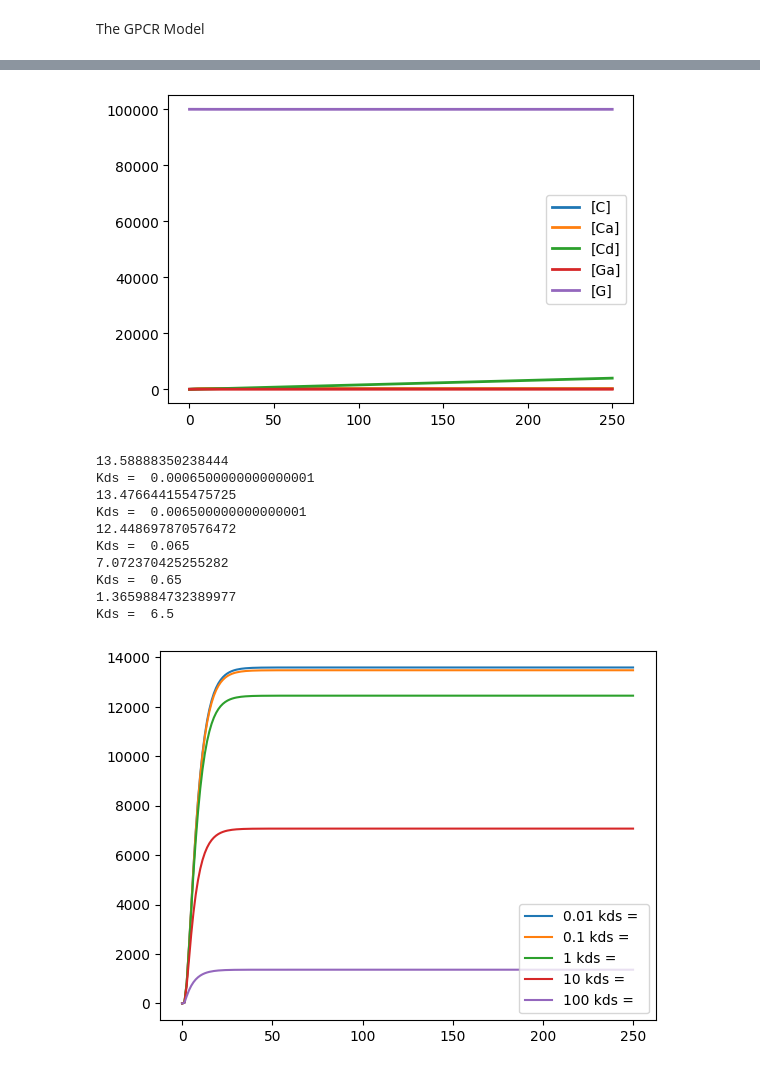
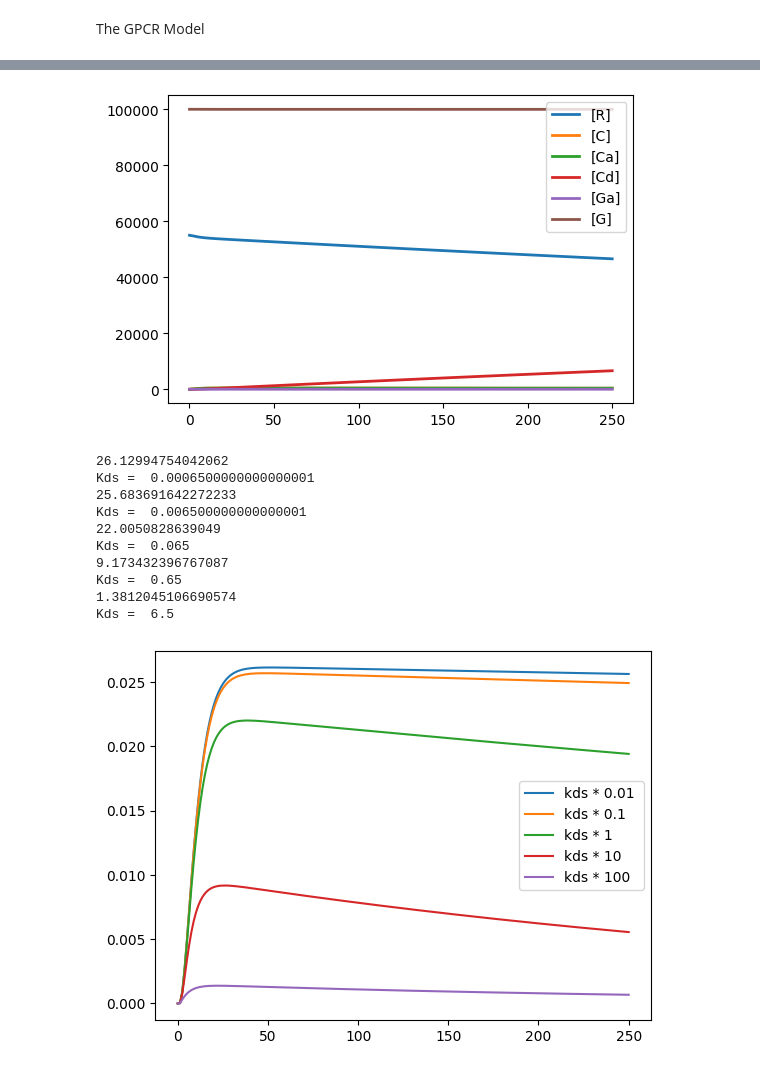
Before and after one commit to Ara101/Recapitulating-Shankaran2007-GPCR-model, a Jupyter notebook: GPCR_model/Shankaran_model.ipynb, the cells around one changed output, grey strips where cells are left out. Drawn from its saved outputs; the diff is of its cells as text; code cells hidden in the pictures.

```diff
--- a/GPCR_model/Shankaran_model.ipynb
+++ b/GPCR_model/Shankaran_model.ipynb
@@ -12,12 +12,11 @@ The intial EGFR Model
 # seperate ligand and receptor entire EGFR model
 shankaran_model_EGFR = te.loada("""
 
-Ligand + Receptor -> Complex; Ligand*Receptor*kon
+Complex -> Receptor; koff*Complex
 
-Complex -> ; Receptor*koff
--> Receptor ; kt*Rt
+Complex -> Ligand; koff*Complex*(1/(Nav*V))
 
-Complex -> Ligand; Complex*koff
+$Ligand + Receptor -> Complex; Ligand*Receptor*kon
 
 Receptor = Rt
 Complex = 0
@@ -27,13 +26,14 @@ koff = 0.24
 Kd = koff/kon
 kt = 0.02
 ke = 0.15
-Rt = 2*10^5
+Rt = 2e5
+Vr = kt*Rt
 
-Vr = kt*Rt
 Nav = 6.022*10^23
-V = 4*10^-10
+V = 4e-10
+sys_corr = (1/(Nav*V))
 
-at (time > 1): Ligand = 0.01*Kd
+at (time > 1): $Ligand = 0.01*Kd
 """)
 shankaran_model_EGFR.reset()
 m = shankaran_model_EGFR.simulate(0, 120, 100)
@@ -41,15 +41,13 @@ shankaran_model_EGFR.plot()
 
 # change a species value to recreate the graph
 shankaran_model_EGFR.resetAll()
-count = 0
+
 for i in [1,2,5,7.6,10,20]:
     shankaran_model_EGFR.resetToOrigin()
     shankaran_model_EGFR.ke = 0.15*i
     result = shankaran_model_EGFR.simulate(0, 120, 100,['time','Complex'])
-    plt.plot(result[:,0],result[:,1], label = '%s ke = '%i)
-    count += 1
+    plt.plot(result[:,0],result[:,1]/100, label = '%s ke = '%i)
 
 plt.legend()
 plt.show()
-print(count)
 # %% [output]
@@ -61,9 +68,9 @@ The GPCR Model
 # %%
 # seperate ligand and receptor GPCR
 shankaran_model_GPCR = te.loada("""
-$L + $R -> C; L*R*kon
+$L + R -> C; L*R*kon
 C -> R; C*koff
-C -> L; koff*C
+C -> L; C*koff*(1/(Nav*V))
 
 C -> Ca; C*kfr
 Ca -> C; Ca*krr
@@ -78,51 +85,52 @@ R = RT
 G = GT
 C = 0
 Ca = 0
-Cd =0
+Cd = 0
 Ga = 0
 
-kon = 8.4*10^7
+kon = 8.4e7
 koff = 0.37
 Kd = koff/kon
 kfr = 10
 krr = 10
 kds = 0.065
 ka = 10^-7
 ki = 2*10^-1
 
 Nav = 6.022*10^23
-V = 4*10^-10
-RT = (5.5*10^4)
-GT = (1*10^5)
+V = 4e-10
+RT = (5.5e4)
+GT = (1e5)
 
 at (time > 1): $L = 0.01*Kd
 """)
 shankaran_model_GPCR.resetToOrigin()
 GPCR_model = shankaran_model_GPCR.simulate(0,250,100)
 shankaran_model_GPCR.plot()
 
 shankaran_model_GPCR.resetAll()
 for i in [10**-2, 10**-1, 10**0, 10**1, 10**2]:
     shankaran_model_GPCR.resetToOrigin()
     shankaran_model_GPCR.kds = 0.065*i
     result = shankaran_model_GPCR.simulate(0, 250, 200,['time','Ga'])
     print(max(result[:,1]))
     print("Kds = ", shankaran_model_GPCR.kds)
-    plt.plot(result[:,0],result[:,1]*1000, label = '%s kds = ' %i)
+    plt.plot(result[:,0],result[:,1]/1000, label = 'kds * %s ' %i)
+
 
 plt.legend()
 plt.show()
 # %% [output]
-[figure, old version]
+[figure, new version]
-13.58888350238444
+26.12994754042062
 Kds =  0.0006500000000000001
-13.476644155475725
+25.683691642272233
 Kds =  0.006500000000000001
-12.448697870576472
+22.0050828639049
 Kds =  0.065
-7.072370425255282
+9.173432396767087
 Kds =  0.65
-1.3659884732389977
+1.3812045106690574
 Kds =  6.5
-[figure, old version]
+[figure, new version]
 # %% [markdown]
```
Also changed, not shown: parts of 4 cells of this notebook.
